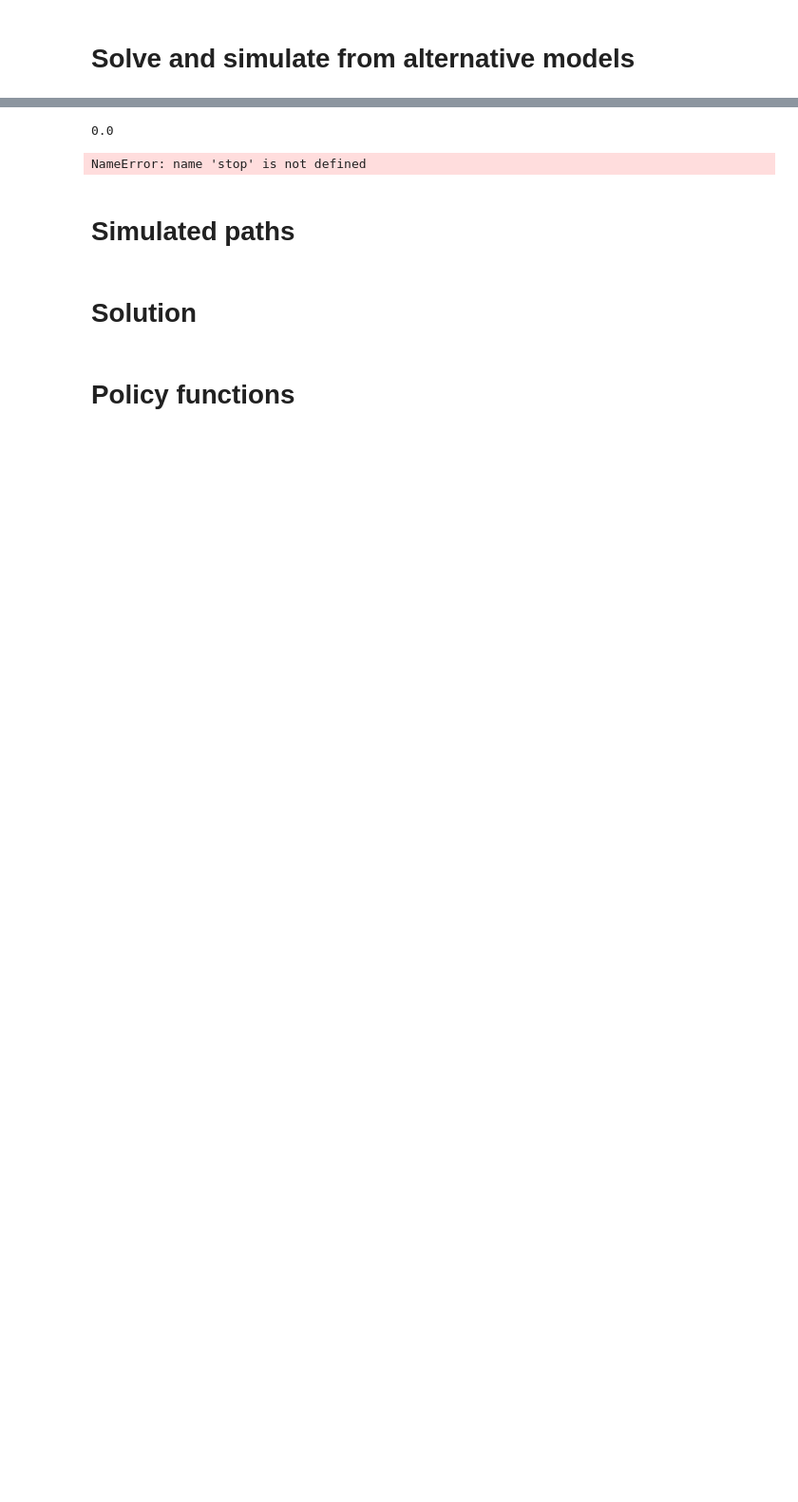
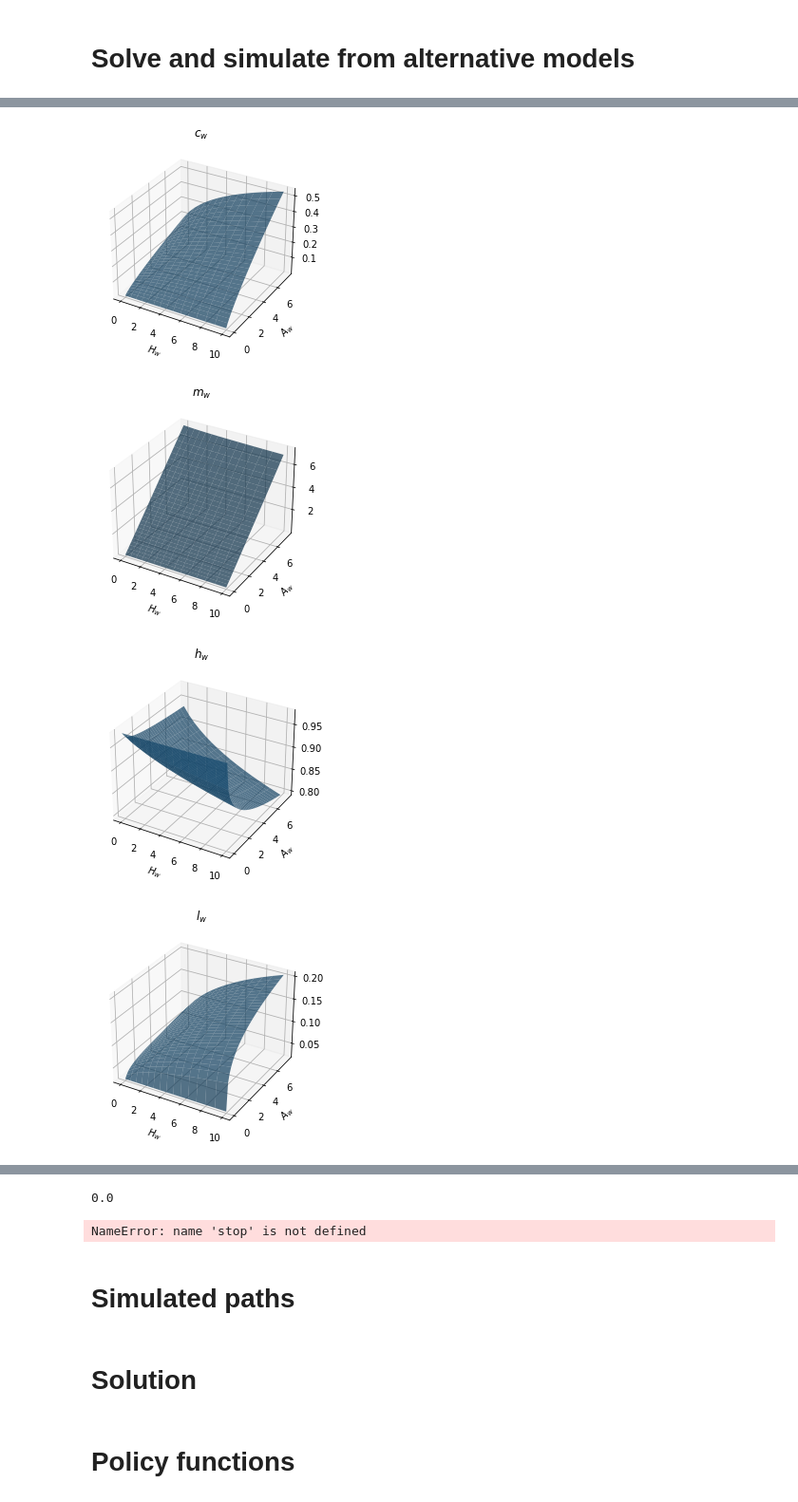
Before and after one commit to ThomasHJorgensen/ToyModel, a Jupyter notebook: Solve Toy Model.ipynb, the cells around one changed output, grey strips where cells are left out. Shown: that part at 95% size. Drawn from its saved outputs; the diff is of its cells as text; code cells hidden in the pictures; blank space fills up the shorter version.

```diff
--- a/Solve Toy Model.ipynb
+++ b/Solve Toy Model.ipynb
@@ -118,0 +80,40 @@ ax.set(xlabel='$H_w$',ylabel='$A_w$',title='$labor_w$');
+# %%
+t = model.par.T-1
+iK = 5
+
+fig = plt.figure()
+ax = plt.axes(projection='3d')
+X,Y = np.meshgrid(model.par.grid_Hw,model.par.grid_Aw,indexing='ij')
+ax.plot_surface(X, Y, model.sol.c_w_single[t,:,iK,:], edgecolor='none',alpha=.7);
+ax.set(xlabel='$H_w$',ylabel='$A_w$',title='$c_w$');
+
+fig = plt.figure()
+ax = plt.axes(projection='3d')
+X,Y = np.meshgrid(model.par.grid_Hw,model.par.grid_Aw,indexing='ij')
+ax.plot_surface(X, Y, model.sol.m_w_single[t,:,iK,:], edgecolor='none',alpha=.7);
+ax.set(xlabel='$H_w$',ylabel='$A_w$',title='$m_w$');
+
+fig = plt.figure()
+ax = plt.axes(projection='3d')
+X,Y = np.meshgrid(model.par.grid_Hw,model.par.grid_Aw,indexing='ij')
+ax.plot_surface(X, Y, model.sol.h_w_single[t,:,iK,:], edgecolor='none',alpha=.7);
+ax.set(xlabel='$H_w$',ylabel='$A_w$',title='$h_w$');
+
+fig = plt.figure()
+ax = plt.axes(projection='3d')
+X,Y = np.meshgrid(model.par.grid_Hw,model.par.grid_Aw,indexing='ij')
+ax.plot_surface(X, Y, model.sol.l_w_single[t,:,iK,:], edgecolor='none',alpha=.7);
+ax.set(xlabel='$H_w$',ylabel='$A_w$',title='$l_w$');
+
+
+fig = plt.figure()
+ax = plt.axes(projection='3d')
+X,Y = np.meshgrid(model.par.grid_Hw,model.par.grid_Aw,indexing='ij')
+labor = model.par.max_time - model.sol.l_w_single[t,:,iK,:] - model.sol.h_w_single[t,:,iK,:]
+ax.plot_surface(X, Y, labor, edgecolor='none',alpha=.7);
+ax.set(xlabel='$H_w$',ylabel='$A_w$',title='$labor_w$');
+# %% [output]
+[figure, added]
+[figure, added]
+[figure, added]
+[figure, added]
```
Also changed, not shown: parts of 6 cells of this notebook, 3 other files.
